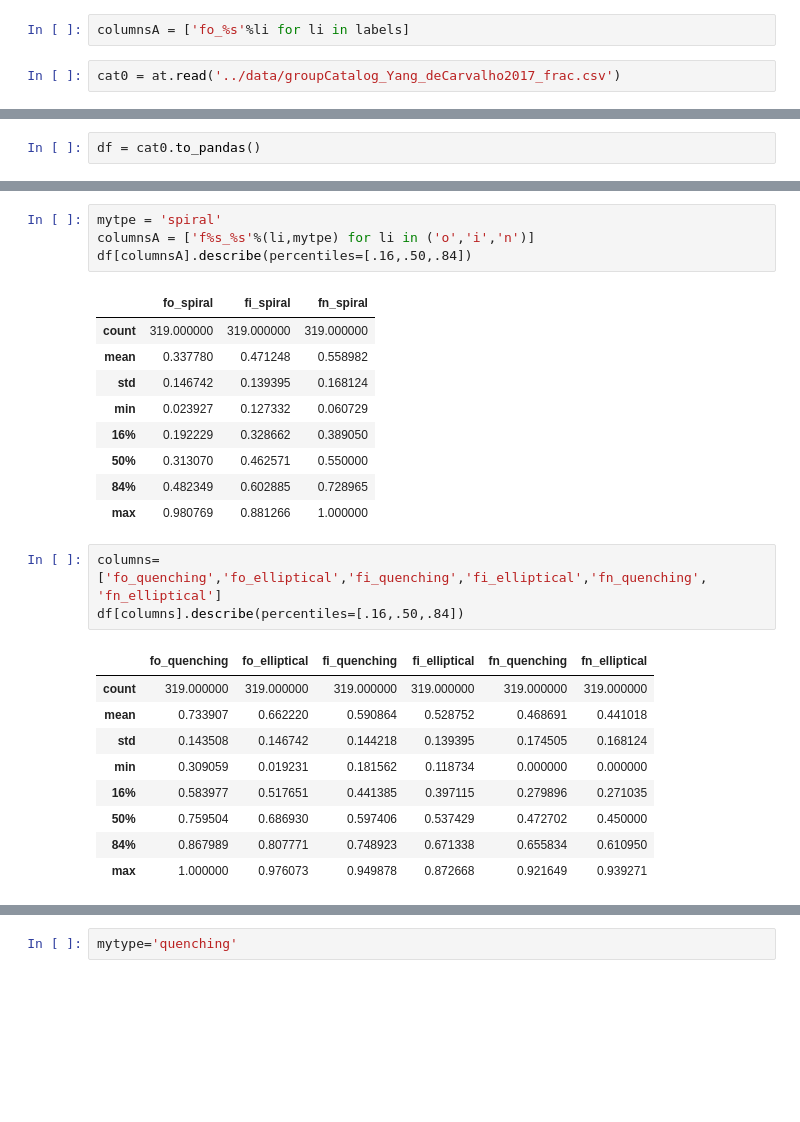
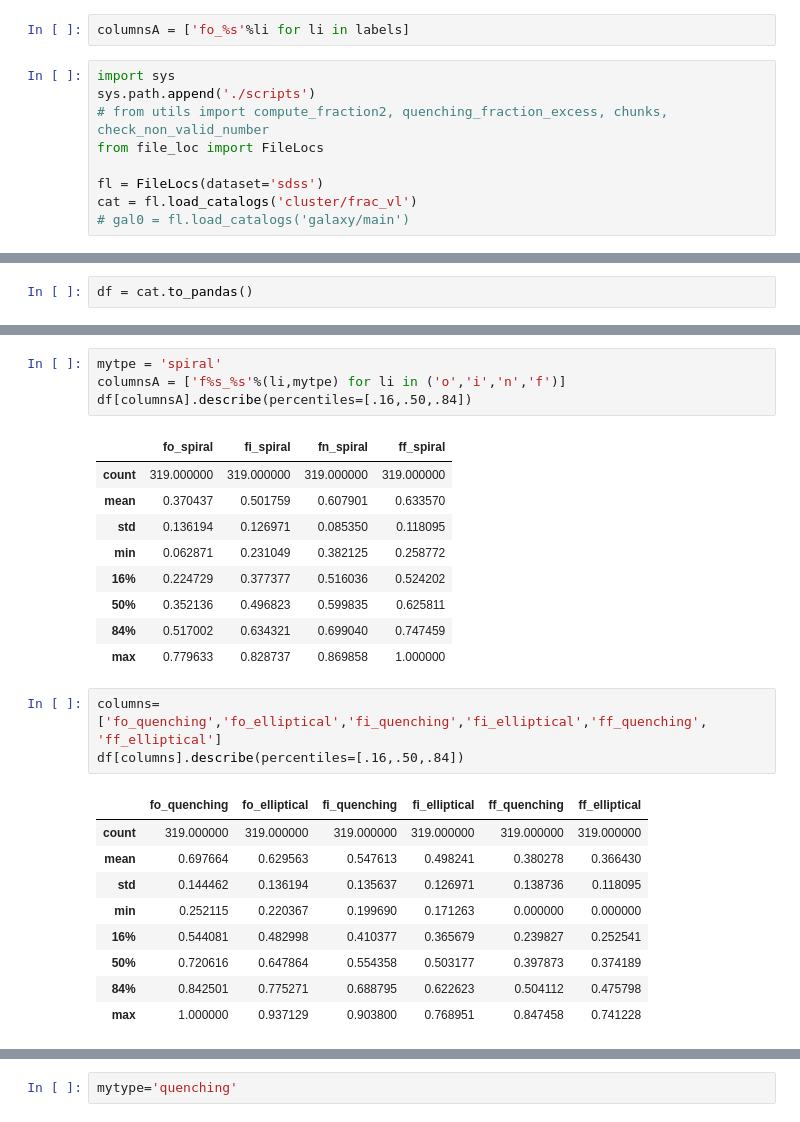
Before and after one commit to estevesjh/galaxyFormation, a Jupyter notebook: notebooks/archive/plot_fractions.ipynb, the cells around one changed output, grey strips where cells are left out. Saved outputs shown, nothing was run; the diff lists cells and outputs as text; blank space fills up the shorter version.

```diff
--- a/notebooks/archive/plot_fractions.ipynb
+++ b/notebooks/archive/plot_fractions.ipynb
@@ -21,4 +25,11 @@ labels = labels_mpr+labels_bpt
 # %%
 columnsA = ['fo_%s'%li for li in labels]
 # %%
-cat0 = at.read('../data/groupCatalog_Yang_deCarvalho2017_frac.csv')
+import sys
+sys.path.append('./scripts')
+# from utils import compute_fraction2, quenching_fraction_excess, chunks, check_non_valid_number
+from file_loc import FileLocs
+
+fl = FileLocs(dataset='sdss')
+cat = fl.load_catalogs('cluster/frac_vl')
+# gal0 = fl.load_catalogs('galaxy/main')
@@ -49,4 +60,4 @@ Table length=319
 # %%
-df = cat0.to_pandas()
+df = cat.to_pandas()
 # %%
 def get_columns(mytpe):
@@ -95,30 +106,30 @@ df[get_columns(mytpe)].describe(percentiles=[.16,.50,.84])
 # %%
 mytpe = 'spiral'
-columnsA = ['f%s_%s'%(li,mytpe) for li in ('o','i','n')]
+columnsA = ['f%s_%s'%(li,mytpe) for li in ('o','i','n','f')]
 df[columnsA].describe(percentiles=[.16,.50,.84])
 # %% [output]
-|  | fo_spiral | fi_spiral | fn_spiral |
-| count | 319.000000 | 319.000000 | 319.000000 |
-| mean | 0.337780 | 0.471248 | 0.558982 |
-| std | 0.146742 | 0.139395 | 0.168124 |
-| min | 0.023927 | 0.127332 | 0.060729 |
-| 16% | 0.192229 | 0.328662 | 0.389050 |
-| 50% | 0.313070 | 0.462571 | 0.550000 |
-| 84% | 0.482349 | 0.602885 | 0.728965 |
-| max | 0.980769 | 0.881266 | 1.000000 |
+|  | fo_spiral | fi_spiral | fn_spiral | ff_spiral |
+| count | 319.000000 | 319.000000 | 319.000000 | 319.000000 |
+| mean | 0.370437 | 0.501759 | 0.607901 | 0.633570 |
+| std | 0.136194 | 0.126971 | 0.085350 | 0.118095 |
+| min | 0.062871 | 0.231049 | 0.382125 | 0.258772 |
+| 16% | 0.224729 | 0.377377 | 0.516036 | 0.524202 |
+| 50% | 0.352136 | 0.496823 | 0.599835 | 0.625811 |
+| 84% | 0.517002 | 0.634321 | 0.699040 | 0.747459 |
+| max | 0.779633 | 0.828737 | 0.869858 | 1.000000 |
 # %%
-columns=['fo_quenching','fo_elliptical','fi_quenching','fi_elliptical','fn_quenching', 'fn_elliptical']
+columns=['fo_quenching','fo_elliptical','fi_quenching','fi_elliptical','ff_quenching', 'ff_elliptical']
 df[columns].describe(percentiles=[.16,.50,.84])
 # %% [output]
-|  | fo_quenching | fo_elliptical | fi_quenching | fi_elliptical | fn_quenching | fn_elliptical |
+|  | fo_quenching | fo_elliptical | fi_quenching | fi_elliptical | ff_quenching | ff_elliptical |
 | count | 319.000000 | 319.000000 | 319.000000 | 319.000000 | 319.000000 | 319.000000 |
-| mean | 0.733907 | 0.662220 | 0.590864 | 0.528752 | 0.468691 | 0.441018 |
-| std | 0.143508 | 0.146742 | 0.144218 | 0.139395 | 0.174505 | 0.168124 |
-| min | 0.309059 | 0.019231 | 0.181562 | 0.118734 | 0.000000 | 0.000000 |
-| 16% | 0.583977 | 0.517651 | 0.441385 | 0.397115 | 0.279896 | 0.271035 |
-| 50% | 0.759504 | 0.686930 | 0.597406 | 0.537429 | 0.472702 | 0.450000 |
-| 84% | 0.867989 | 0.807771 | 0.748923 | 0.671338 | 0.655834 | 0.610950 |
-| max | 1.000000 | 0.976073 | 0.949878 | 0.872668 | 0.921649 | 0.939271 |
+| mean | 0.697664 | 0.629563 | 0.547613 | 0.498241 | 0.380278 | 0.366430 |
+| std | 0.144462 | 0.136194 | 0.135637 | 0.126971 | 0.138736 | 0.118095 |
+| min | 0.252115 | 0.220367 | 0.199690 | 0.171263 | 0.000000 | 0.000000 |
+| 16% | 0.544081 | 0.482998 | 0.410377 | 0.365679 | 0.239827 | 0.252541 |
+| 50% | 0.720616 | 0.647864 | 0.554358 | 0.503177 | 0.397873 | 0.374189 |
+| 84% | 0.842501 | 0.775271 | 0.688795 | 0.622623 | 0.504112 | 0.475798 |
+| max | 1.000000 | 0.937129 | 0.903800 | 0.768951 | 0.847458 | 0.741228 |
 # %%
 import pandas as pd
 
```
Also changed, not shown: parts of 17 cells of this notebook, 26 other files.
